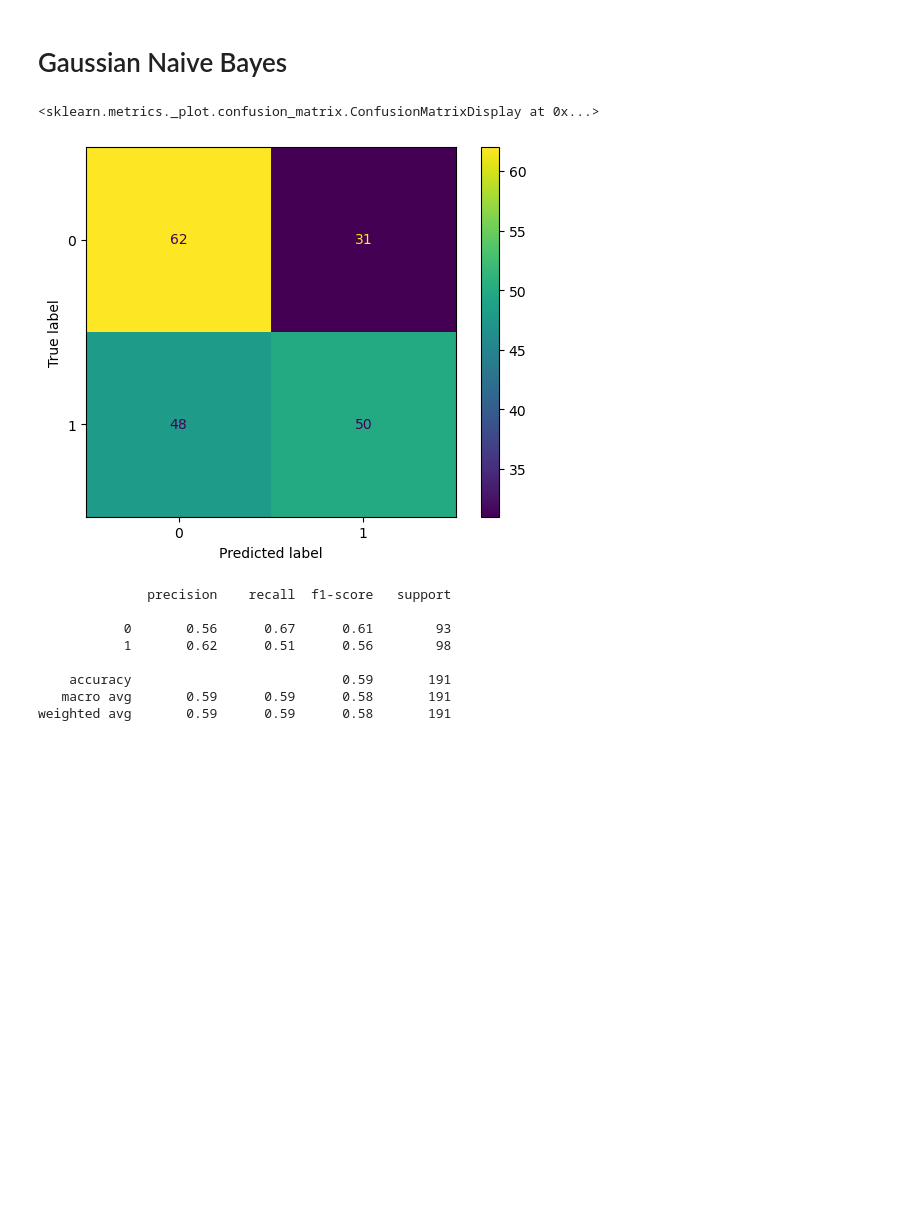
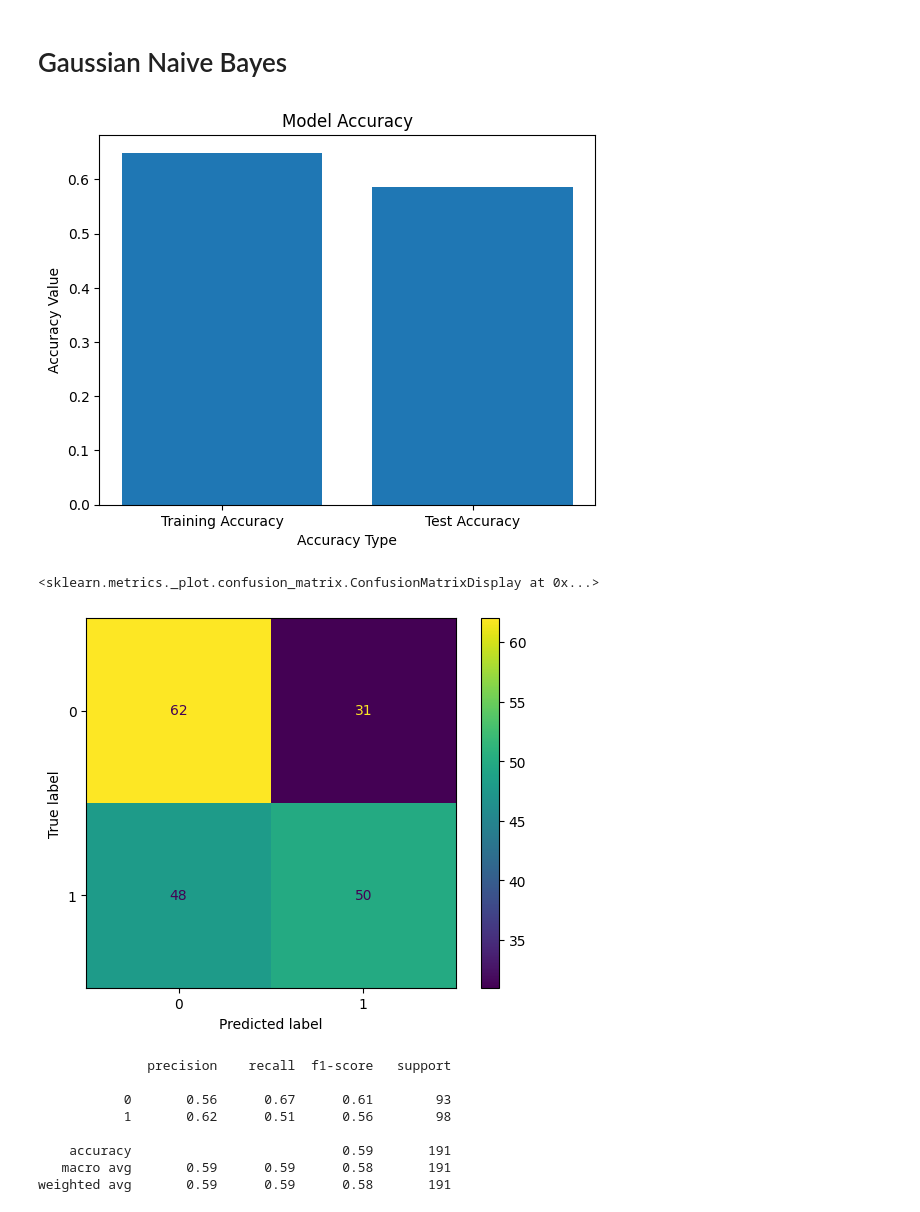
Before and after one commit to phanhoang1205/project-machine-learning, a Jupyter notebook: Cau2/Classification.ipynb, the cells around one changed output. Drawn from its saved outputs; the diff is of its cells as text; code cells hidden in the pictures; blank space fills up the shorter version.

```diff
--- a/Cau2/Classification.ipynb
+++ b/Cau2/Classification.ipynb
@@ -180,17 +211,31 @@ weighted avg       0.68      0.68      0.68       191
 # %%
 from sklearn.naive_bayes import GaussianNB
 gnb = GaussianNB()
 gnb.fit(X_train, Y_train)
 
 # test model
 Y_pred = gnb.predict(X_test)
 
 cm = confusion_matrix(Y_test, Y_pred)
 disp = ConfusionMatrixDisplay(confusion_matrix=cm)
+
+train_accuracy = gnb.score(X_train, Y_train)
+test_accuracy = gnb.score(X_test, Y_test)
+
+accuracies = [train_accuracy, test_accuracy]
+labels = ["Training Accuracy", "Test Accuracy"]
+
+plt.bar(labels, accuracies)
+plt.title("Model Accuracy")
+plt.xlabel("Accuracy Type")
+plt.ylabel("Accuracy Value")
+plt.show()
+
 disp.plot()
 # %% [output]
+[figure, new version]
 <sklearn.metrics._plot.confusion_matrix.ConfusionMatrixDisplay at 0x...>
-[figure, old version]
+[figure, added]
 # %%
 GNB_accuracy = accuracy_score(Y_test, Y_pred)
 GNB_precision = precision_score(Y_test, Y_pred)
```
Also changed, not shown: parts of 16 cells of this notebook, 1 other file.
